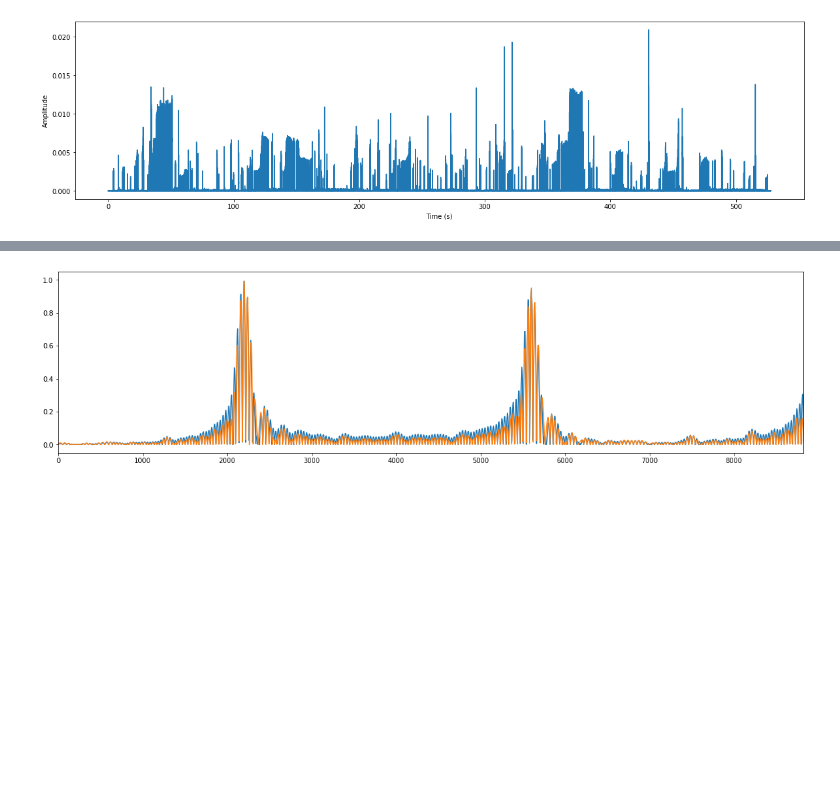
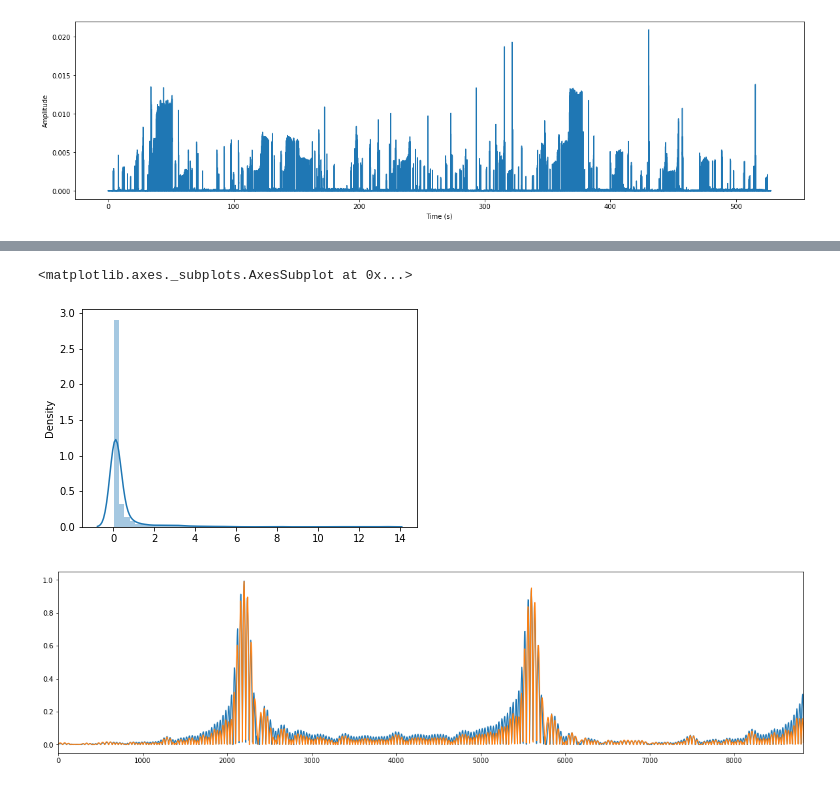
Before and after one commit to james-bole-pan/Xenopus_signal_processing, a Jupyter notebook: Wave_Envelope.ipynb, the cells around one changed output, grey strips where cells are left out. Saved outputs shown, nothing was run; the diff lists cells and outputs as text; code cells hidden in the pictures; blank space fills up the shorter version.

```diff
--- a/Wave_Envelope.ipynb
+++ b/Wave_Envelope.ipynb
@@ -53,3 +107,16 @@ NameError: ignored
+# %%
+#calculate inter-pulse interval
+IPI = []
+for i in range(0,len(peaks)-1):
+  front = peaks[i]
+  back = peaks[i+1]
+  difference = time[back] - time[front]
+  IPI.append(difference)
+# %%
+sns.distplot(IPI)
+# %% [output]
+<matplotlib.axes._subplots.AxesSubplot at 0x...>
+[figure, added]
 # %%
 # generate envelope using continous wavelet transform
 coef_list =[]
```
Also changed, not shown: parts of 10 cells of this notebook.
